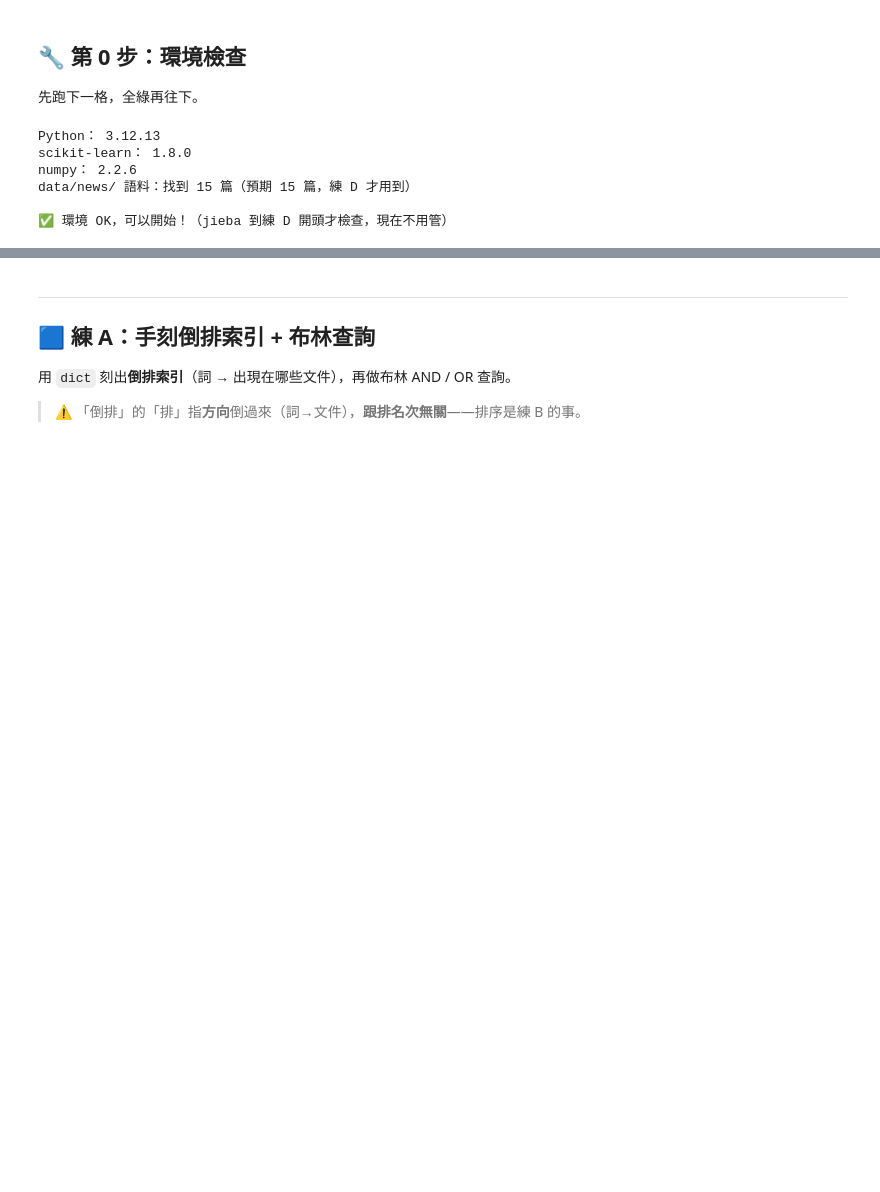
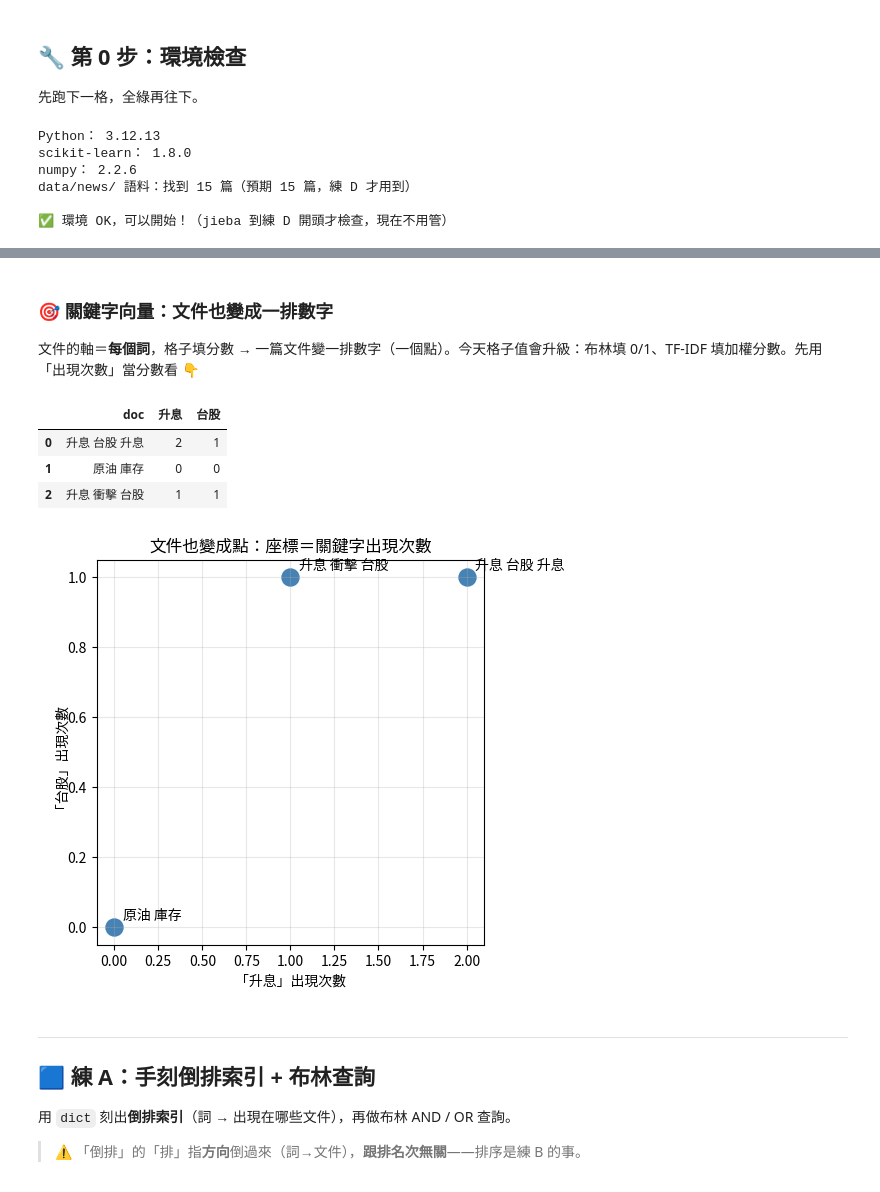
Before and after one commit to guanyuhoujeff/2026-NKUST-Cross-Disciplinary-AI-Training-Course, a Jupyter notebook: 1_資訊檢索與生成式人工智慧/Lab1_古典IR/Lab1_古典IR_完整版.ipynb, the cells around one changed output, grey strips where cells are left out. Cells and saved outputs as stored; diff of their text form; code cells hidden in the pictures; blank space fills up the shorter version.

```diff
--- a/1_資訊檢索與生成式人工智慧/Lab1_古典IR/Lab1_古典IR_完整版.ipynb
+++ b/1_資訊檢索與生成式人工智慧/Lab1_古典IR/Lab1_古典IR_完整版.ipynb
@@ -57,3 +100,37 @@ print(cosine_similarity(v.transform(["升息"]), M)[0])   # 應印 [非0, 0]
+# %% [markdown]
+### 🎯 關鍵字向量：文件也變成一排數字
+
+文件的軸＝**每個詞**，格子填分數 → 一篇文件變一排數字（一個點）。今天格子值會升級：布林填 0/1、TF-IDF 填加權分數。先用「出現次數」當分數看 👇
+# %%
+# 把每篇文件，數一數兩個關鍵字各出現幾次——組成一張表（每列＝一篇的關鍵字向量）
+demo_docs = ["升息 台股 升息", "原油 庫存", "升息 衝擊 台股"]   # 三篇迷你文件
+rows = []
+for doc in demo_docs:
+    words = doc.split()
+    rows.append({"doc": doc, "升息": words.count("升息"), "台股": words.count("台股")})
+df_docs = pd.DataFrame(rows)
+df_docs   # 一列＝一篇文件的關鍵字向量（升息, 台股）
+# %% [output]
+|  | doc | 升息 | 台股 |
+| 0 | 升息 台股 升息 | 2 | 1 |
+| 1 | 原油 庫存 | 0 | 0 |
+| 2 | 升息 衝擊 台股 | 1 | 1 |
+# %%
+# 把每篇文件也畫成點：座標＝(升息次數, 台股次數)（不用填，直接跑）
+plt.figure(figsize=(5, 5))
+for r in rows:
+    plt.scatter(r["升息"], r["台股"], s=150, color="steelblue")
+    plt.annotate(r["doc"], (r["升息"], r["台股"]), xytext=(6, 6), textcoords="offset points")
+
+plt.xlabel("「升息」出現次數")
+plt.ylabel("「台股」出現次數")
+plt.title("文件也變成點：座標＝關鍵字出現次數")
+plt.grid(True, alpha=0.3)
+plt.show()
+
+# 💡「升息 台股 升息」→(2,1)、「升息 衝擊 台股」→(1,1)、「原油 庫存」→(0,0) 落在原點（沒這兩個詞）。
+# %% [output]
+[figure, added]
 # %% [markdown]
 ---
 ## 🟦 練 A：手刻倒排索引 + 布林查詢
```
Also changed, not shown: parts of 82 cells of this notebook, 2 other files.
